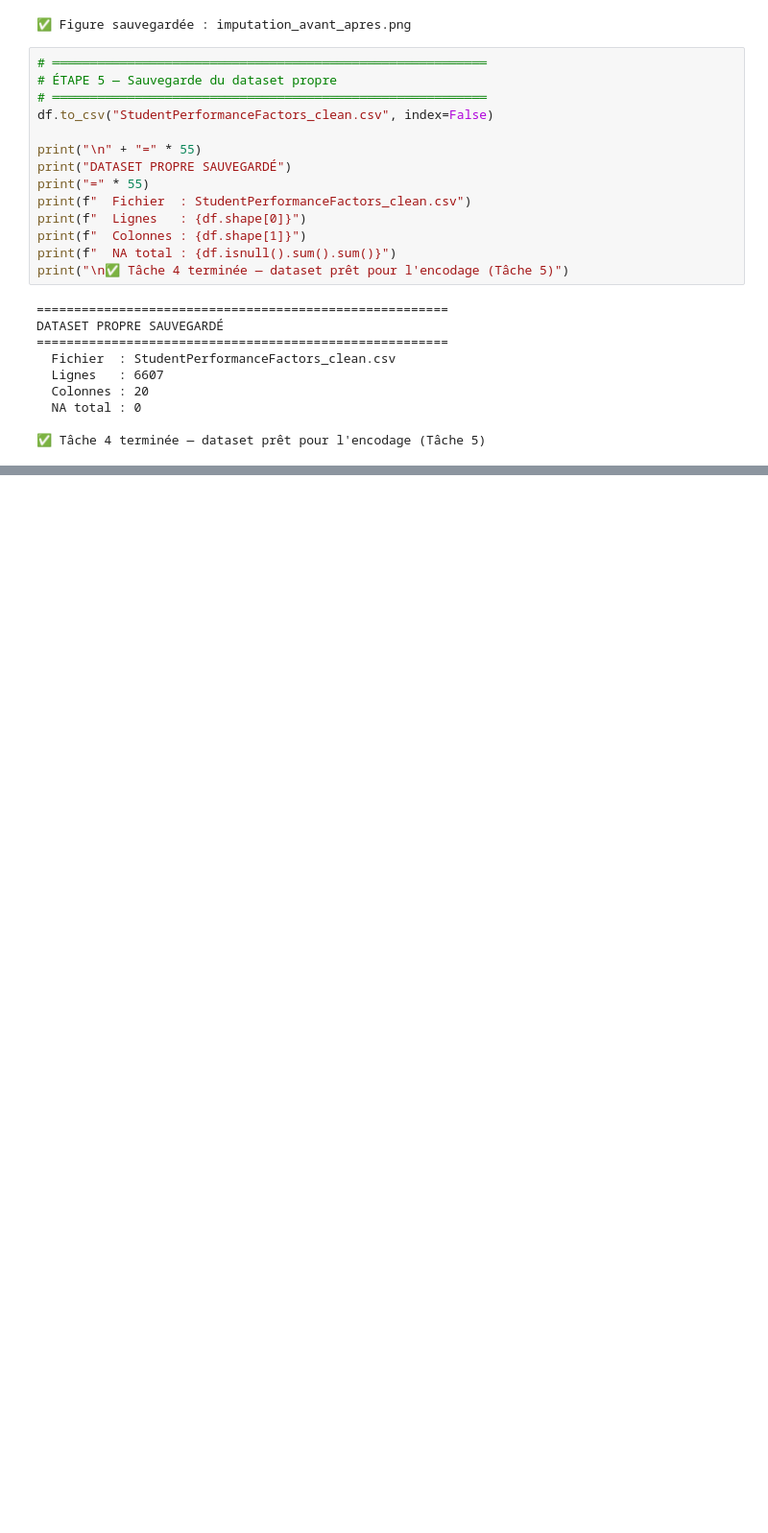
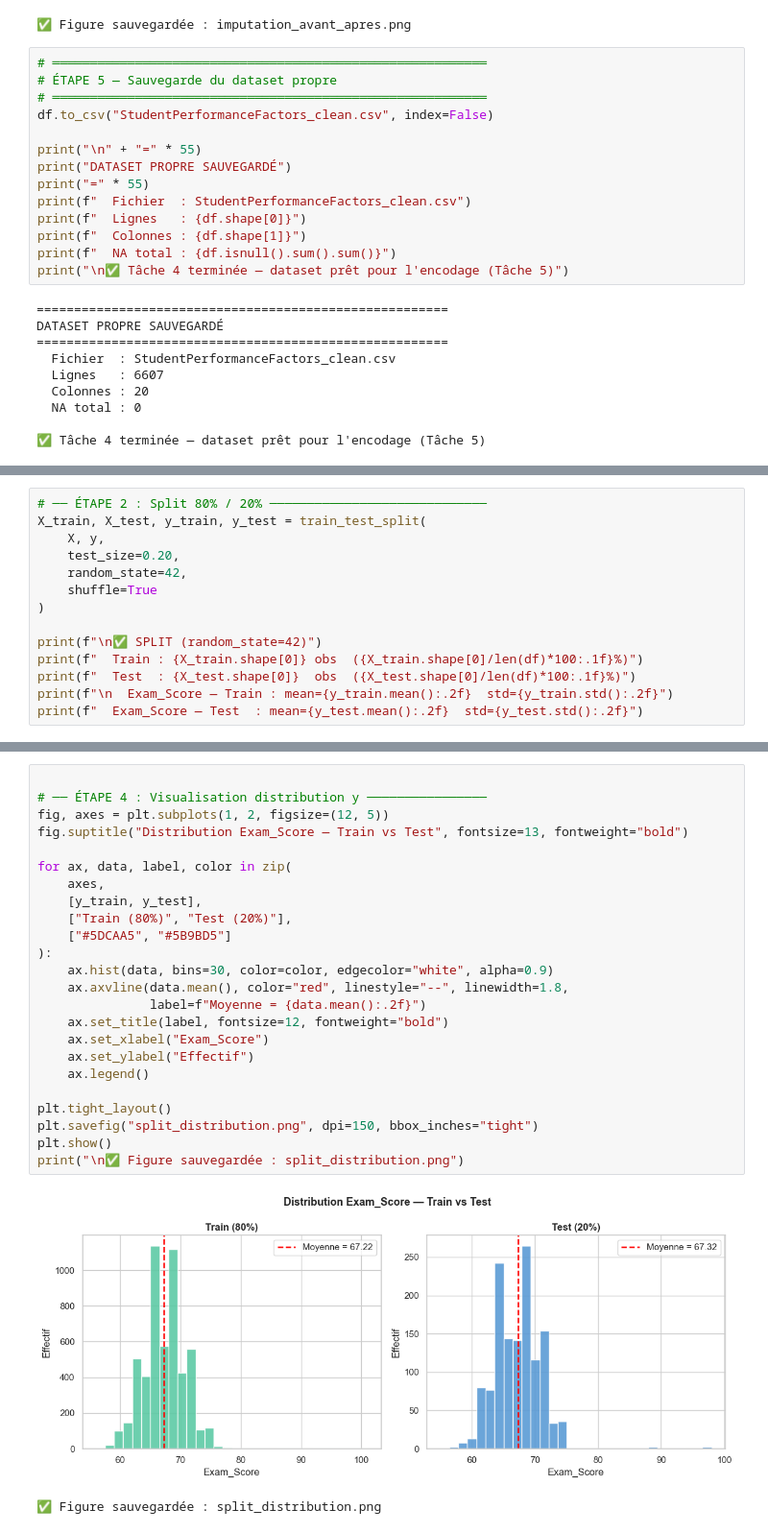
Before and after one commit to elfdlH/Projet-Encadre-Performance-Etudiante, a Jupyter notebook: Analyse_Performance_H.ipynb, the cells around one changed output, grey strips where cells are left out. Shown at 96% size. Drawn from its saved outputs; the diff is of its cells as text; blank space fills up the shorter version.

```diff
--- a/Analyse_Performance_H.ipynb
+++ b/Analyse_Performance_H.ipynb
@@ -655,0 +857,14 @@ DATASET PROPRE SAUVEGARDÉ
+# %%
+# ── ÉTAPE 2 : Split 80% / 20% ─────────────────────────────
+X_train, X_test, y_train, y_test = train_test_split(
+    X, y,
+    test_size=0.20,
+    random_state=42,
+    shuffle=True
+)
+
+print(f"\n✅ SPLIT (random_state=42)")
+print(f"  Train : {X_train.shape[0]} obs  ({X_train.shape[0]/len(df)*100:.1f}%)")
+print(f"  Test  : {X_test.shape[0]}  obs  ({X_test.shape[0]/len(df)*100:.1f}%)")
+print(f"\n  Exam_Score — Train : mean={y_train.mean():.2f}  std={y_train.std():.2f}")
+print(f"  Exam_Score — Test  : mean={y_test.mean():.2f}  std={y_test.std():.2f}")
@@ -655,0 +911,27 @@ DATASET PROPRE SAUVEGARDÉ
+# %%
+
+# ── ÉTAPE 4 : Visualisation distribution y ────────────────
+fig, axes = plt.subplots(1, 2, figsize=(12, 5))
+fig.suptitle("Distribution Exam_Score — Train vs Test", fontsize=13, fontweight="bold")
+
+for ax, data, label, color in zip(
+    axes,
+    [y_train, y_test],
+    ["Train (80%)", "Test (20%)"],
+    ["#5DCAA5", "#5B9BD5"]
+):
+    ax.hist(data, bins=30, color=color, edgecolor="white", alpha=0.9)
+    ax.axvline(data.mean(), color="red", linestyle="--", linewidth=1.8,
+               label=f"Moyenne = {data.mean():.2f}")
+    ax.set_title(label, fontsize=12, fontweight="bold")
+    ax.set_xlabel("Exam_Score")
+    ax.set_ylabel("Effectif")
+    ax.legend()
+
+plt.tight_layout()
+plt.savefig("split_distribution.png", dpi=150, bbox_inches="tight")
+plt.show()
+print("\n✅ Figure sauvegardée : split_distribution.png")
+# %% [output]
+[figure, added]
+✅ Figure sauvegardée : split_distribution.png
```
Also changed, not shown: parts of 13 cells of this notebook, 8 other files.
